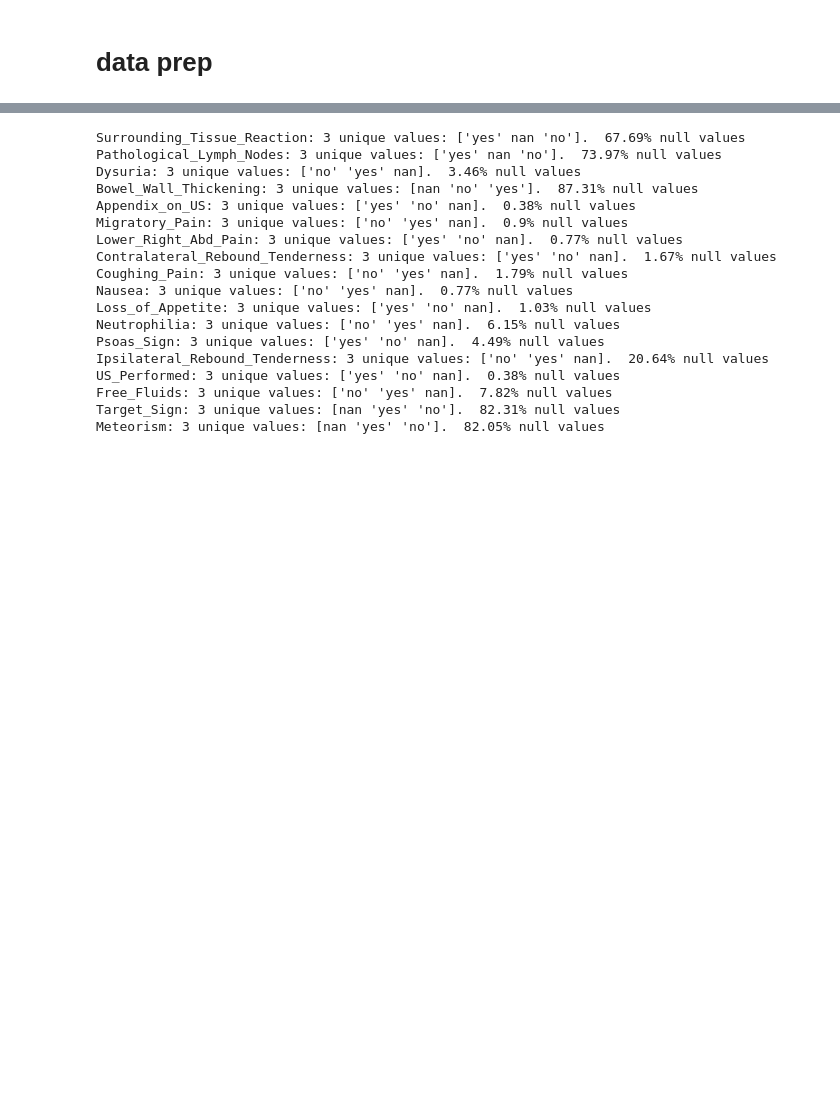
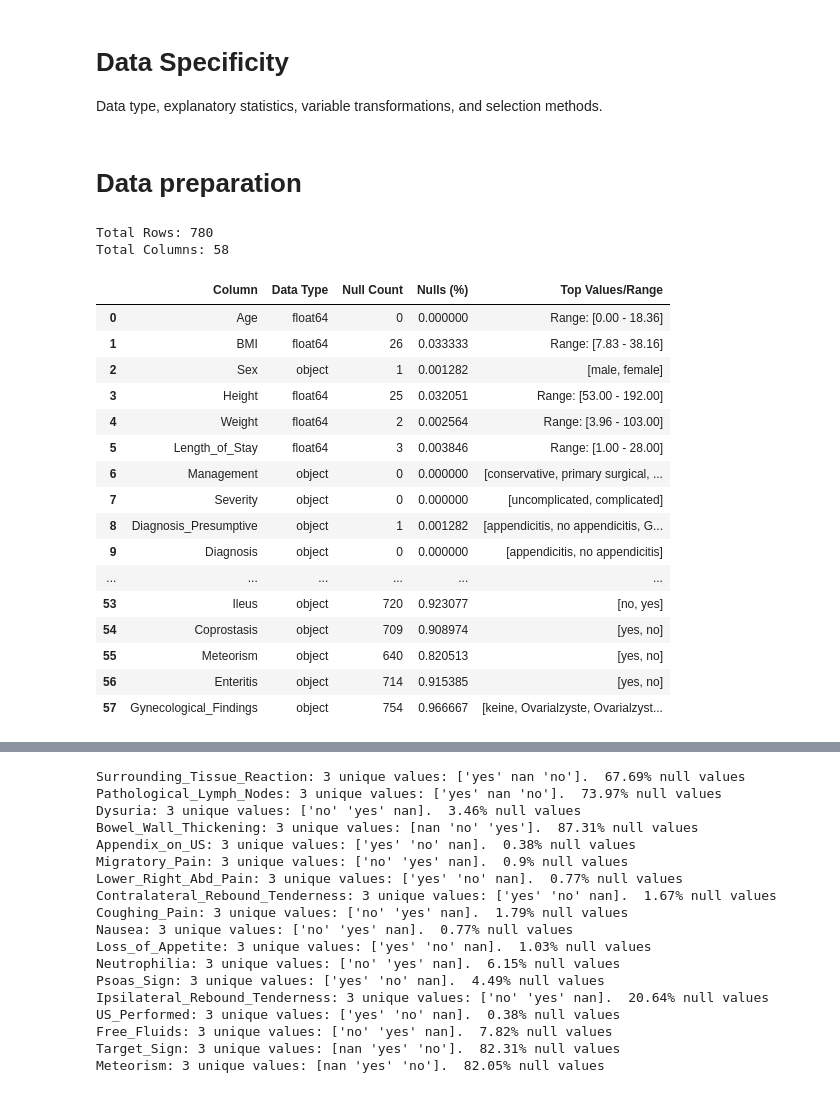
Before and after one commit to scarcamo/ml2-project, a Jupyter notebook: classification.ipynb, the cells around one changed output, grey strips where cells are left out. Cells and saved outputs as stored; diff of their text form; code cells hidden in the pictures; blank space fills up the shorter version.

```diff
--- a/classification.ipynb
+++ b/classification.ipynb
@@ -135,5 +114,9 @@ for indicator in key_indicators:
+# %% [markdown]
+# Data Specificity
+
+Data type, explanatory statistics, variable transformations, and selection methods.
 # %% [markdown]
-# data prep
+# Data preparation
 # %%
 
 df = pd.read_excel('data/app_data.xlsx')
@@ -141,5 +124,76 @@ df = pd.read_excel('data/app_data.xlsx')
 cond1 = df['Diagnosis'].notna()
 
 df = df[cond1].reset_index(drop=True)
+# %%
+import pandas as pd
+import numpy as np
+
+def analyze_dataframe(df):
+    """
+    Analyzes a dataframe and returns a summary of data types and unique values
+    """
+    # Initialize lists to store column information
+    columns = []
+    dtypes = []
+    unique_values = []
+    null_counts = []
+    null_pct = []
+
+    for column in df.columns:
+        # Get basic info
+        columns.append(column)
+        dtypes.append(str(df[column].dtype))
+        null_counts.append(df[column].isnull().sum())
+        null_pct.append(df[column].isnull().sum()/len(df))
+
+        # Get unique values based on data type
+        if pd.api.types.is_numeric_dtype(df[column]):
+            if df[column].dtype == bool:
+                unique_vals = list(df[column].unique())
+            else:
+                # For numeric columns, show range
+                unique_vals = f"Range: [{df[column].min():.2f} - {df[column].max():.2f}]"
+        else:
+            # For categorical columns, show top values
+            unique_vals = list(df[column].value_counts().head(5).index)
+
+        unique_values.append(unique_vals)
+
+    # Create summary dataframe
+    summary_df = pd.DataFrame({
+        'Column': columns,
+        'Data Type': dtypes,
+        'Null Count': null_counts,
+        'Nulls (%)': null_pct,
+        'Top Values/Range': unique_values
+    })
+
+    # Add total rows and memory usage
+    print(f"\nTotal Rows: {len(df)}")
+    print(f"Total Columns: {len(df.columns)}")
+
+    return summary_df
+
+analyze_dataframe(df)
+# %% [output]
+Total Rows: 780
+Total Columns: 58
+|  | Column | Data Type | Null Count | Nulls (%) | Top Values/Range |
+| 0 | Age | float64 | 0 | 0.000000 | Range: [0.00 - 18.36] |
+| 1 | BMI | float64 | 26 | 0.033333 | Range: [7.83 - 38.16] |
+| 2 | Sex | object | 1 | 0.001282 | [male, female] |
+| 3 | Height | float64 | 25 | 0.032051 | Range: [53.00 - 192.00] |
+| 4 | Weight | float64 | 2 | 0.002564 | Range: [3.96 - 103.00] |
+| 5 | Length_of_Stay | float64 | 3 | 0.003846 | Range: [1.00 - 28.00] |
+| 6 | Management | object | 0 | 0.000000 | [conservative, primary surgical, ... |
+| 7 | Severity | object | 0 | 0.000000 | [uncomplicated, complicated] |
+| 8 | Diagnosis_Presumptive | object | 1 | 0.001282 | [appendicitis, no appendicitis, G... |
+| 9 | Diagnosis | object | 0 | 0.000000 | [appendicitis, no appendicitis] |
+| ... | ... | ... | ... | ... | ... |
+| 53 | Ileus | object | 720 | 0.923077 | [no, yes] |
+| 54 | Coprostasis | object | 709 | 0.908974 | [yes, no] |
+| 55 | Meteorism | object | 640 | 0.820513 | [yes, no] |
+| 56 | Enteritis | object | 714 | 0.915385 | [yes, no] |
+| 57 | Gynecological_Findings | object | 754 | 0.966667 | [keine, Ovarialzyste, Ovarialzyst... |
 # %%
 missing_pct = df.isna().sum()/len(df)*100
```
Also changed, not shown: parts of 33 cells of this notebook, 4 other files.
